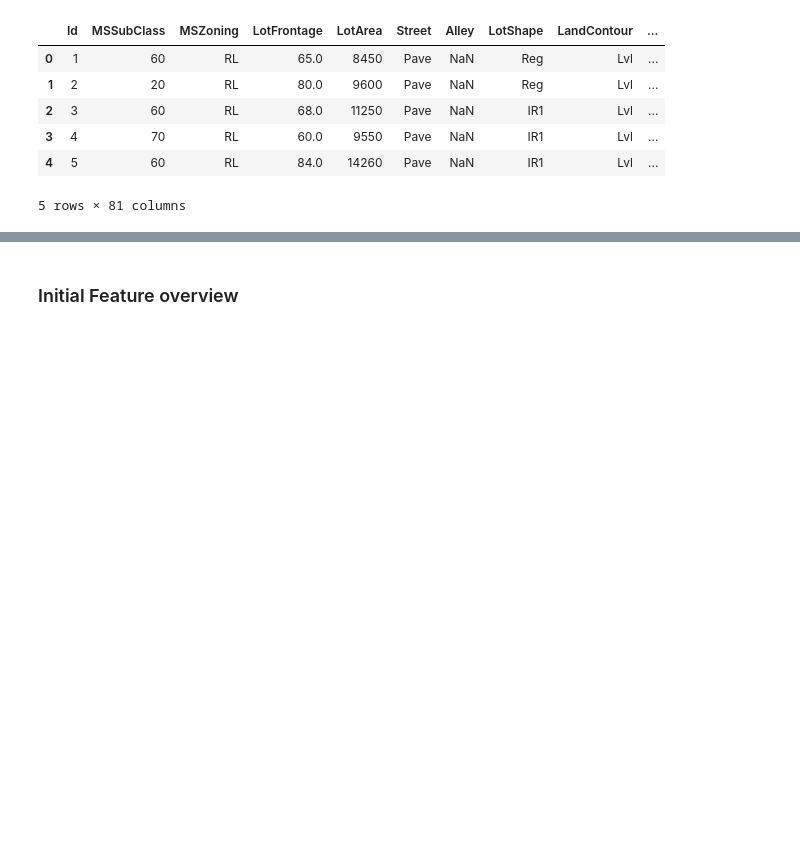
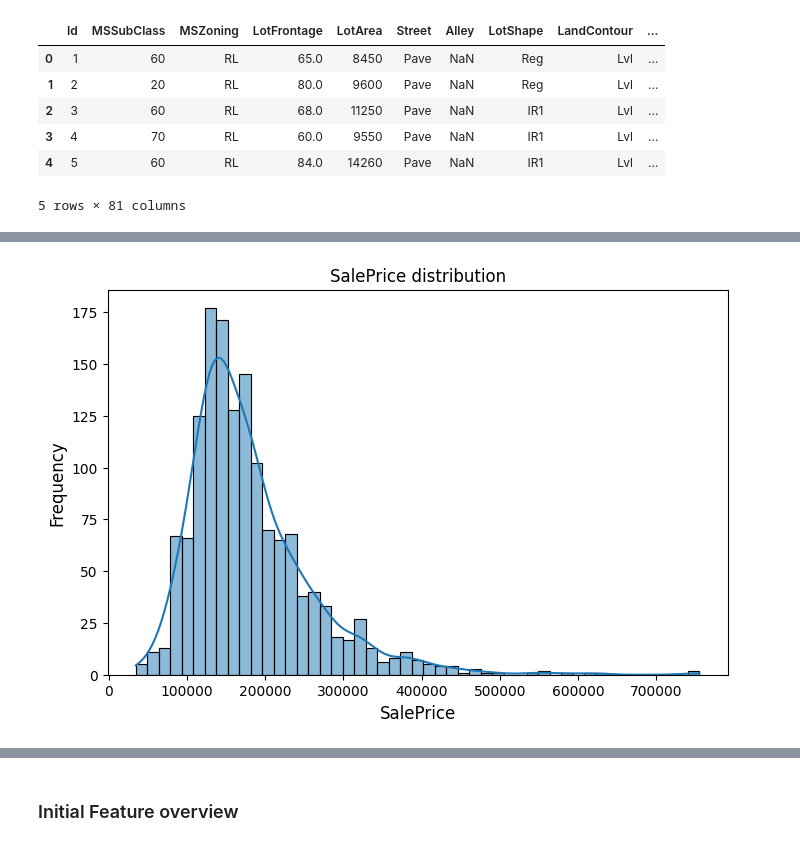
Before and after one commit to thpnt/houseprice, a Jupyter notebook: Untitled.ipynb, the cells around one changed output, grey strips where cells are left out. Cells and saved outputs as stored; diff of their text form; code cells hidden in the pictures; blank space fills up the shorter version.

```diff
--- a/Untitled.ipynb
+++ b/Untitled.ipynb
@@ -32,0 +60,8 @@ X.shape
+# %%
+fig = plt.figure(figsize=(8, 5))
+plot =sns.histplot(y, kde=True)
+plot = plt.ylabel("Frequency", fontsize=12)
+plot = plt.xlabel("SalePrice", fontsize=12)
+plot = plt.title("SalePrice distribution", fontsize=12)
+# %% [output]
+[figure, added]
```
Also changed, not shown: parts of 47 cells of this notebook.
